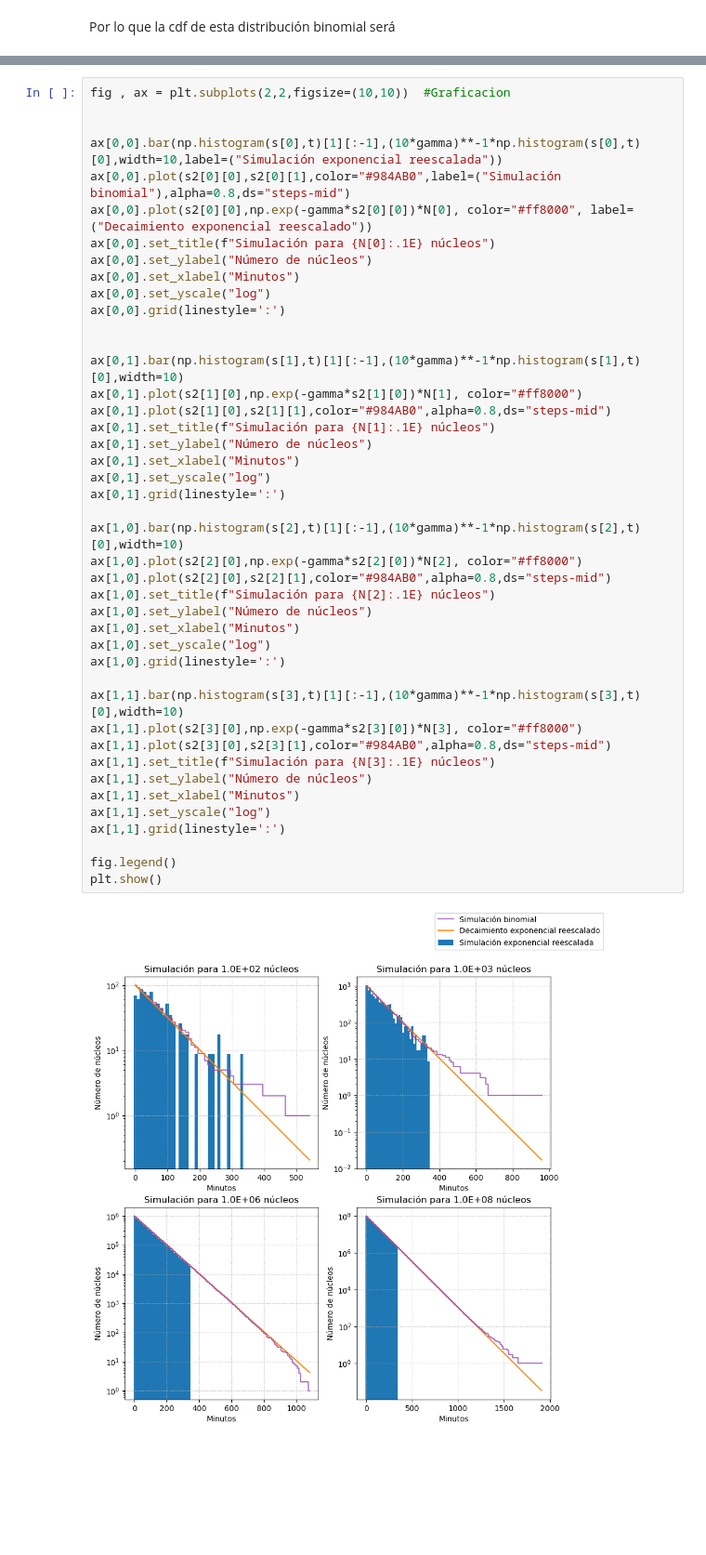
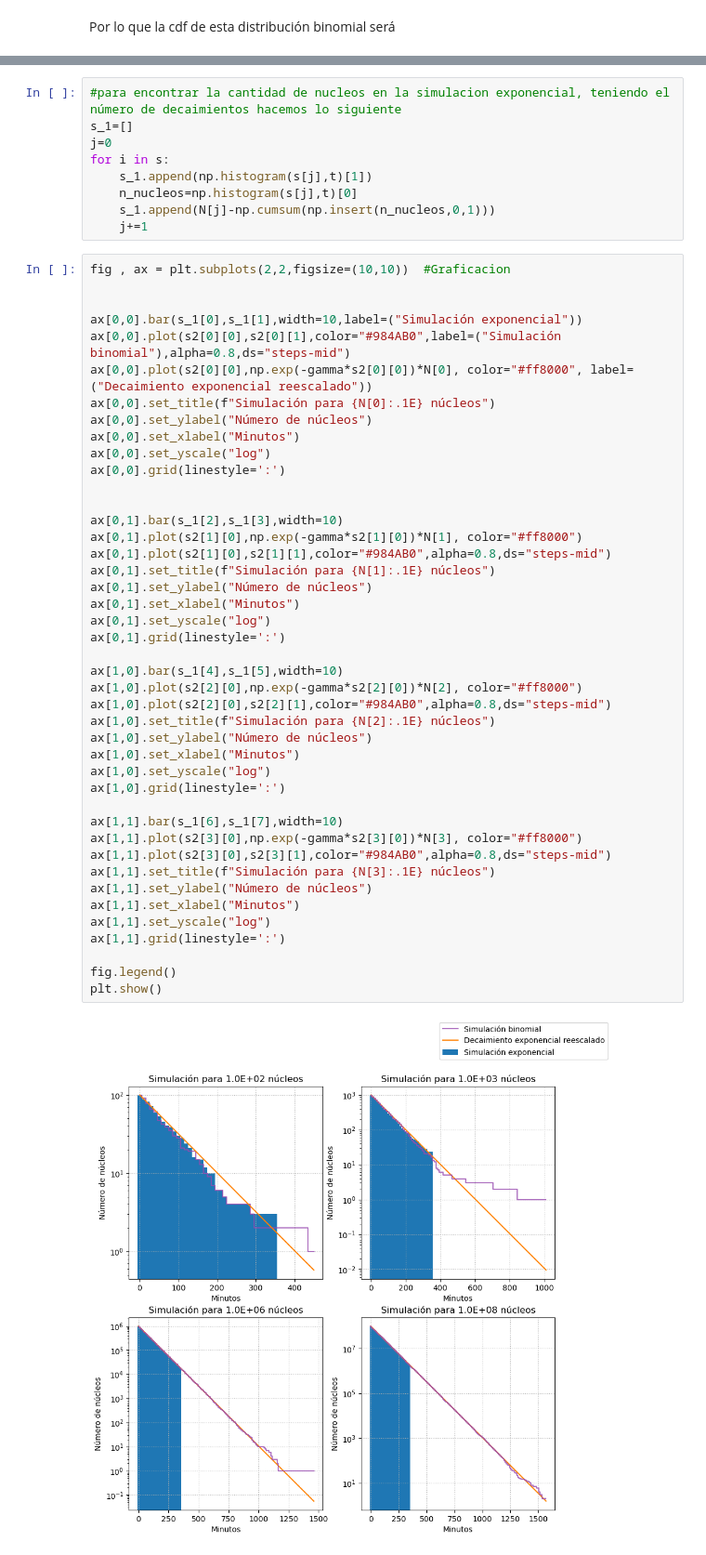
Before and after one commit to juan3ltran/Instrumentacion_Nuclear, a Jupyter notebook: simulacion2/simulacion2.ipynb, the cells around one changed output, grey strips where cells are left out. Shown at 93% size. Cells and saved outputs as stored; diff of their text form; blank space fills up the shorter version.

```diff
--- a/simulacion2/simulacion2.ipynb
+++ b/simulacion2/simulacion2.ipynb
@@ -151,11 +154,20 @@ N=np.array([1e2,1e3,1e6,1e8])
 s2=[]
 for n in N:
     s2.append(simul2(int(n)))   #simulamos para las diferentes cantidades de núcleos
+# %%
+#para encontrar la cantidad de nucleos en la simulacion exponencial, teniendo el número de decaimientos hacemos lo siguiente
+s_1=[]
+j=0
+for i in s:
+    s_1.append(np.histogram(s[j],t)[1])
+    n_nucleos=np.histogram(s[j],t)[0]
+    s_1.append(N[j]-np.cumsum(np.insert(n_nucleos,0,1)))
+    j+=1
 # %%
 fig , ax = plt.subplots(2,2,figsize=(10,10))  #Graficacion
 
 
-ax[0,0].bar(np.histogram(s[0],t)[1][:-1],(10*gamma)**-1*np.histogram(s[0],t)[0],width=10,label=("Simulación exponencial reescalada"))
+ax[0,0].bar(s_1[0],s_1[1],width=10,label=("Simulación exponencial"))
 ax[0,0].plot(s2[0][0],s2[0][1],color="#984AB0",label=("Simulación binomial"),alpha=0.8,ds="steps-mid")
 ax[0,0].plot(s2[0][0],np.exp(-gamma*s2[0][0])*N[0], color="#ff8000", label=("Decaimiento exponencial reescalado"))
 ax[0,0].set_title(f"Simulación para {N[0]:.1E} núcleos")
@@ -165,34 +177,34 @@ ax[0,0].set_yscale("log")
 ax[0,0].grid(linestyle=':')
 
 
-ax[0,1].bar(np.histogram(s[1],t)[1][:-1],(10*gamma)**-1*np.histogram(s[1],t)[0],width=10)
+ax[0,1].bar(s_1[2],s_1[3],width=10)
 ax[0,1].plot(s2[1][0],np.exp(-gamma*s2[1][0])*N[1], color="#ff8000")
 ax[0,1].plot(s2[1][0],s2[1][1],color="#984AB0",alpha=0.8,ds="steps-mid")
 ax[0,1].set_title(f"Simulación para {N[1]:.1E} núcleos")
 ax[0,1].set_ylabel("Número de núcleos")
 ax[0,1].set_xlabel("Minutos")
 ax[0,1].set_yscale("log")
 ax[0,1].grid(linestyle=':')
 
-ax[1,0].bar(np.histogram(s[2],t)[1][:-1],(10*gamma)**-1*np.histogram(s[2],t)[0],width=10)
+ax[1,0].bar(s_1[4],s_1[5],width=10)
 ax[1,0].plot(s2[2][0],np.exp(-gamma*s2[2][0])*N[2], color="#ff8000")
 ax[1,0].plot(s2[2][0],s2[2][1],color="#984AB0",alpha=0.8,ds="steps-mid")
 ax[1,0].set_title(f"Simulación para {N[2]:.1E} núcleos")
 ax[1,0].set_ylabel("Número de núcleos")
 ax[1,0].set_xlabel("Minutos")
 ax[1,0].set_yscale("log")
 ax[1,0].grid(linestyle=':')
 
-ax[1,1].bar(np.histogram(s[3],t)[1][:-1],(10*gamma)**-1*np.histogram(s[3],t)[0],width=10)
+ax[1,1].bar(s_1[6],s_1[7],width=10)
 ax[1,1].plot(s2[3][0],np.exp(-gamma*s2[3][0])*N[3], color="#ff8000")
 ax[1,1].plot(s2[3][0],s2[3][1],color="#984AB0",alpha=0.8,ds="steps-mid")
 ax[1,1].set_title(f"Simulación para {N[3]:.1E} núcleos")
 ax[1,1].set_ylabel("Número de núcleos")
 ax[1,1].set_xlabel("Minutos")
 ax[1,1].set_yscale("log")
 ax[1,1].grid(linestyle=':')
 
 fig.legend()
 plt.show()
 # %% [output]
-[figure, old version]
+[figure, new version]
```
Also changed, not shown: parts of 4 cells of this notebook.
